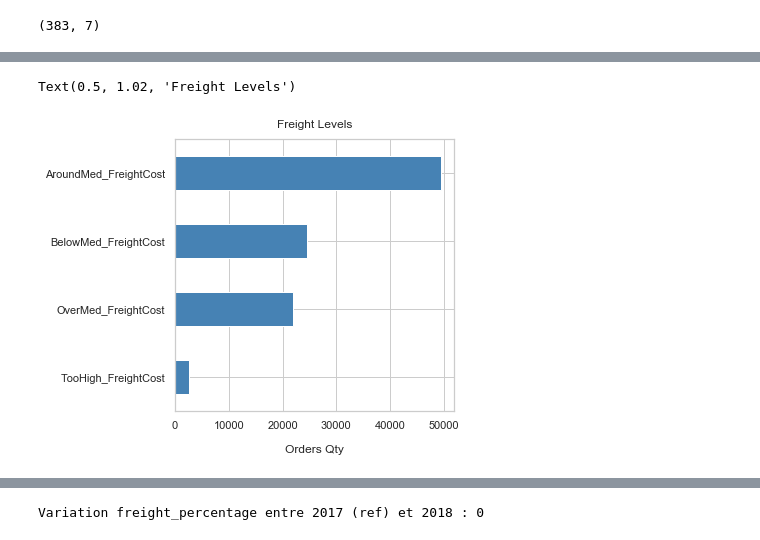
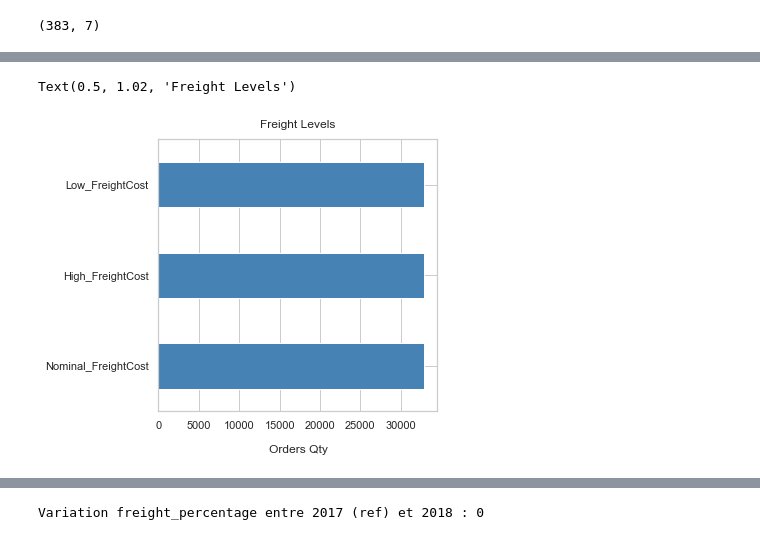
Before and after one commit to EtienneLardeur/P5_CustomerSegmentation, a Jupyter notebook: POlist_01_NotebookEDA_uncleaned.ipynb, the cells around one changed output, grey strips where cells are left out. Drawn from its saved outputs; the diff is of its cells as text; code cells hidden in the pictures.

```diff
--- a/POlist_01_NotebookEDA_uncleaned.ipynb
+++ b/POlist_01_NotebookEDA_uncleaned.ipynb
@@ -31,6 +34,7 @@ En termes de cardinalités :
 
 Hors schéma, il reste une association simple des product_category_name en anglais qu'on exploitera pour une meilleure lisibilité.
 # %%
+%matplotlib inline
 # importer les packages
 # common
 import warnings
@@ -45,8 +49,12 @@ from sklearn.decomposition import PCA
 # specific
 from datetime import datetime
 import time
+# home made
+import functions
+from functions import distribution
 # paramètres
 sns.set(style="ticks")
+sns.set_style('whitegrid')
 # %%
 # créer les dataframes correspondants aux données
 df_customers = pd.read_csv('Data/olist_customers_dataset.csv')
@@ -839,22 +860,22 @@ df_items[df_items['freight_value'] == 0].shape
 (383, 7)
 # %%
 # calculer les coûts totaux produits et livraison
-# à renommer en cart_costs
-df_items_costs = df_items.groupby(
+df_cart_costs = df_items.groupby(
     'order_id',
     as_index=False).agg({'price': ['sum'],
                          'freight_value': ['sum']})
-df_items_costs.columns = ['order_id',
-                          'total_price',
-                          'total_freight']
+df_cart_costs.columns = ['order_id',
+                         'total_price',
+                         'total_freight']
 # déterminer la proportion du coût de livraison
-df_items_costs['freight_percentage'] = \
-    100 * df_items_costs['total_freight'] / \
-    (df_items_costs['total_freight'] + df_items_costs['total_price'])
+df_cart_costs['freight_percentage'] = \
+    100 * df_cart_costs['total_freight'] / \
+    (df_cart_costs['total_freight'] + df_cart_costs['total_price'])
 # afficher la distribution de la proportion du coût de livraison
-distribution(df_items_costs,
+distribution(df_cart_costs,
              'freight_percentage',
-             'Percentage of freight in total cost')
+             'Percentage of freight in total cost',
+             'dist')
 print('Pourcentage moyen du coût de livraison : %d'
-      % df_items_costs['freight_percentage'].mean())
+      % df_cart_costs['freight_percentage'].mean())
 # %% [output]
@@ -879,0 +884,7 @@ df_items_costs['freight_percentage_lvl'] = pd.cut(
+# %%
+df_cart_costs['freight_percentage_lvl'] = pd.qcut(
+    df_cart_costs['freight_percentage'],
+    3,
+    labels=['Low_FreightCost',
+            'Nominal_FreightCost',
+            'High_FreightCost'])
@@ -880,11 +907,11 @@ df_items_costs['freight_percentage_lvl'] = pd.cut(
 # %%
 # observer la répartition des commandes par cout de livraison
-df_items_costs['freight_percentage_lvl'].value_counts().plot(
+df_cart_costs['freight_percentage_lvl'].value_counts().plot(
     kind='barh',
     color='steelblue',
     figsize=(5, 5)).invert_yaxis()
 plt.xlabel('Orders Qty', labelpad=14)
 plt.title('Freight Levels', y=1.02)
 # %% [output]
 Text(0.5, 1.02, 'Freight Levels')
-[figure, old version]
+[figure, new version]
```
Also changed, not shown: parts of 258 cells of this notebook, 2 other files.
